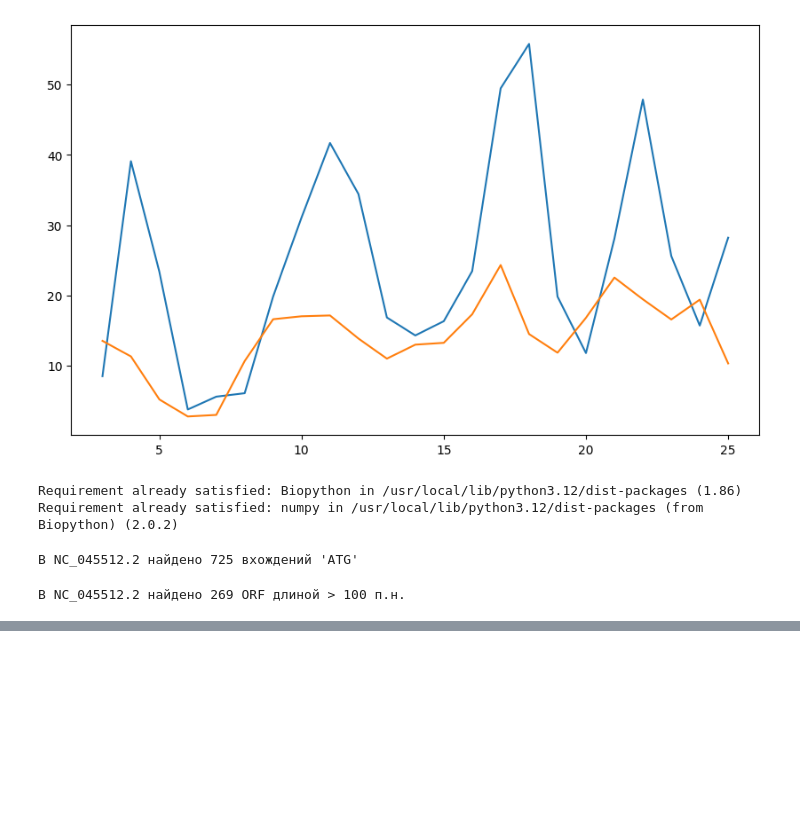
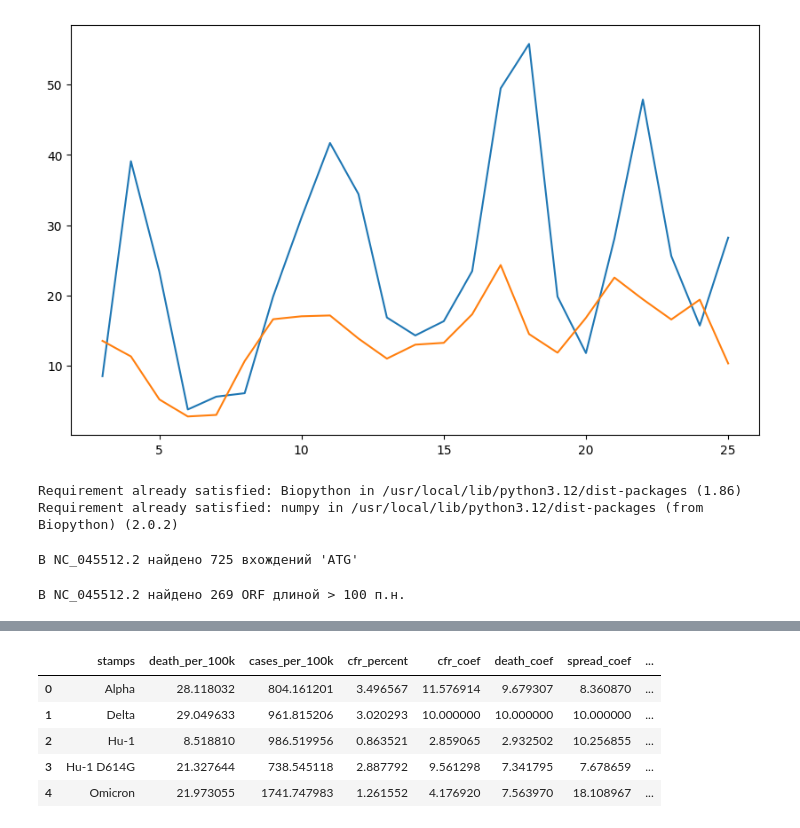
Before and after one commit to JesseHeisenberg/covid_19_statistic, a Jupyter notebook: main (2).ipynb, the cells around one changed output, grey strips where cells are left out. Drawn from its saved outputs; the diff is of its cells as text; code cells hidden in the pictures; blank space fills up the shorter version.

```diff
--- a/main (2).ipynb
+++ b/main (2).ipynb
@@ -695,0 +738,6 @@ covid_stamps
+# %%
+stamps_info = (covid_stamps[['stamps', 'death_per_100k', 'cases_per_100k']]
+ .groupby('stamps')
+ .mean()
+ .reset_index())
+stamps_info
@@ -695,0 +751,28 @@ covid_stamps
+# %%
+# Получаем значения Delta для базовых расчетов
+delta_death = stamps_info[stamps_info['stamps'] == 'Delta']['death_per_100k'].values[0]
+delta_cases = stamps_info[stamps_info['stamps'] == 'Delta']['cases_per_100k'].values[0]
+
+# Подход 1 - Летальность
+stamps_info['cfr_percent'] = (stamps_info['death_per_100k'] / stamps_info['cases_per_100k']) * 100
+delta_cfr = stamps_info[stamps_info['stamps'] == 'Delta']['cfr_percent'].values[0]
+stamps_info['cfr_coef'] = (stamps_info['cfr_percent'] / delta_cfr) * 10
+
+# Подход 2 - Взвешенный
+stamps_info['death_coef'] = (stamps_info['death_per_100k'] / delta_death) * 10
+stamps_info['spread_coef'] = (stamps_info['cases_per_100k'] / delta_cases) * 10
+stamps_info['composite_danger'] = stamps_info['death_coef'] * 0.7 + stamps_info['spread_coef'] * 0.3
+
+# Подход 3 - Бремя
+stamps_info['total_burden'] = stamps_info['death_per_100k'] * np.log(stamps_info['cases_per_100k'])
+delta_burden = stamps_info[stamps_info['stamps'] == 'Delta']['total_burden'].values[0]
+stamps_info['burden_coef'] = (stamps_info['total_burden'] / delta_burden) * 10
+
+stamps_info
+# %% [output]
+|  | stamps | death_per_100k | cases_per_100k | cfr_percent | cfr_coef | death_coef | spread_coef | ... |
+| 0 | Alpha | 28.118032 | 804.161201 | 3.496567 | 11.576914 | 9.679307 | 8.360870 | ... |
+| 1 | Delta | 29.049633 | 961.815206 | 3.020293 | 10.000000 | 10.000000 | 10.000000 | ... |
+| 2 | Hu-1 | 8.518810 | 986.519956 | 0.863521 | 2.859065 | 2.932502 | 10.256855 | ... |
+| 3 | Hu-1 D614G | 21.327644 | 738.545118 | 2.887792 | 9.561298 | 7.341795 | 7.678659 | ... |
+| 4 | Omicron | 21.973055 | 1741.747983 | 1.261552 | 4.176920 | 7.563970 | 18.108967 | ... |
```
Also changed, not shown: parts of 4 cells of this notebook.
